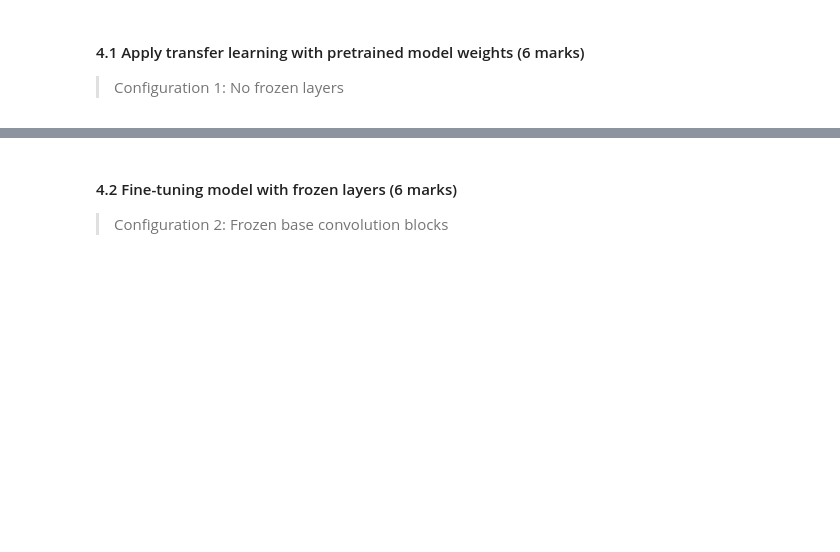
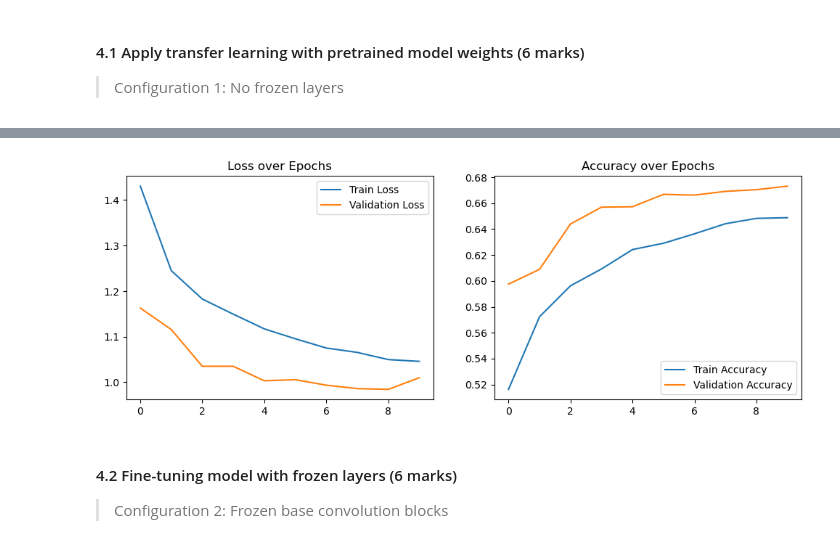
Before and after one commit to assh/dl_assessment2, a Jupyter notebook: COMP5625M_assessment2024_problem.ipynb, the cells around one changed output, grey strips where cells are left out. Saved outputs shown, nothing was run; the diff lists cells and outputs as text; code cells hidden in the pictures; blank space fills up the shorter version.

```diff
--- a/COMP5625M_assessment2024_problem.ipynb
+++ b/COMP5625M_assessment2024_problem.ipynb
@@ -1109,0 +1067,11 @@ Fine-tuning is a way of applying or utilizing transfer learning. It is a process
+# %%
+# Your code here!
+
+cifar10_train = torchvision.datasets.CIFAR10(root='./data', train=True, download=True, transform=transform)
+
+train_size = int(0.8 * len(cifar10_train))
+val_size = len(cifar10_train) - train_size
+train_dataset, val_dataset = random_split(cifar10_train, [train_size, val_size])
+
+train_loader = DataLoader(train_dataset, batch_size=32, shuffle=True)
+val_loader = DataLoader(val_dataset, batch_size=32, shuffle=False)
@@ -1114,3 +1082,12 @@ Fine-tuning is a way of applying or utilizing transfer learning. It is a process
+# %%
+# Your code here!
+alexnet = torchvision.models.alexnet(pretrained=True)
+alexnet.classifier[6] = nn.Linear(alexnet.classifier[6].in_features, 10)
+device = torch.device("cuda" if torch.cuda.is_available() else "mps")
+alexnet = alexnet.to(device)
+
+criterion = nn.CrossEntropyLoss()
+optimizer = optim.Adam(alexnet.classifier.parameters(), lr=0.001)
 # %% [markdown]
 #### 4.1 Apply transfer learning with pretrained model weights (6 marks)
 
@@ -1118,3 +1095,7 @@ Fine-tuning is a way of applying or utilizing transfer learning. It is a process
 > Configuration 1: No frozen layers
 # %%
 # Your model changes here - also print trainable parameters
+alexnet, alexnet_history = train_model(alexnet, train_loader, val_loader, criterion, optimizer, num_epochs=10)
+# Plot training history for CNN
+plot_training_history(alexnet_history)
+# %% [output]
@@ -1121,3 +1112,4 @@ Fine-tuning is a way of applying or utilizing transfer learning. It is a process
+[figure, added]
 # %% [markdown]
 #### 4.2 Fine-tuning model with frozen layers (6 marks)
 
```
Also changed, not shown: parts of 13 cells of this notebook, 1 other file.
